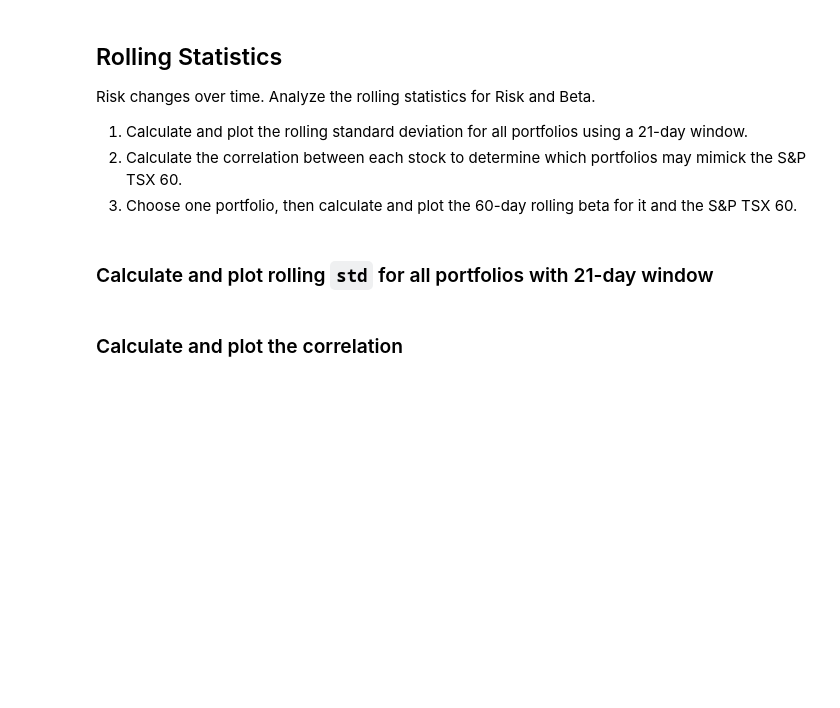
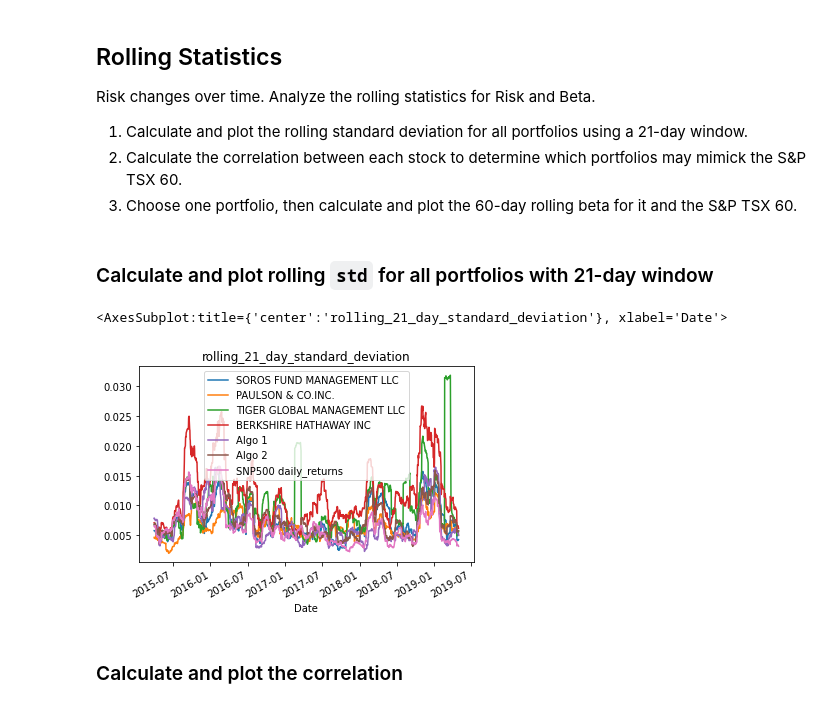
Before and after one commit to trakkamartin/whale_of_a_portfolio, a Jupyter notebook: Starter_Code/whale_analysis.ipynb, the cells around one changed output. Drawn from its saved outputs; the diff is of its cells as text; code cells hidden in the pictures; blank space fills up the shorter version.

```diff
--- a/Starter_Code/whale_analysis.ipynb
+++ b/Starter_Code/whale_analysis.ipynb
@@ -284,8 +276,12 @@ Risk changes over time. Analyze the rolling statistics for Risk and Beta.
 ### Calculate and plot rolling `std` for all portfolios with 21-day window
 # %%
 # Calculate the rolling standard deviation for all portfolios using a 21-day window
-
+all_portfolios_rolling=allportfolios.rolling(window=21).std()
 # Plot the rolling standard deviation
+all_portfolios_rolling.plot(title='rolling_21_day_standard_deviation')
+# %% [output]
+<AxesSubplot:title={'center':'rolling_21_day_standard_deviation'}, xlabel='Date'>
+[figure, added]
 # %% [markdown]
 ### Calculate and plot the correlation
 # %%
```
Also changed, not shown: parts of 34 cells of this notebook, 1 other file.
